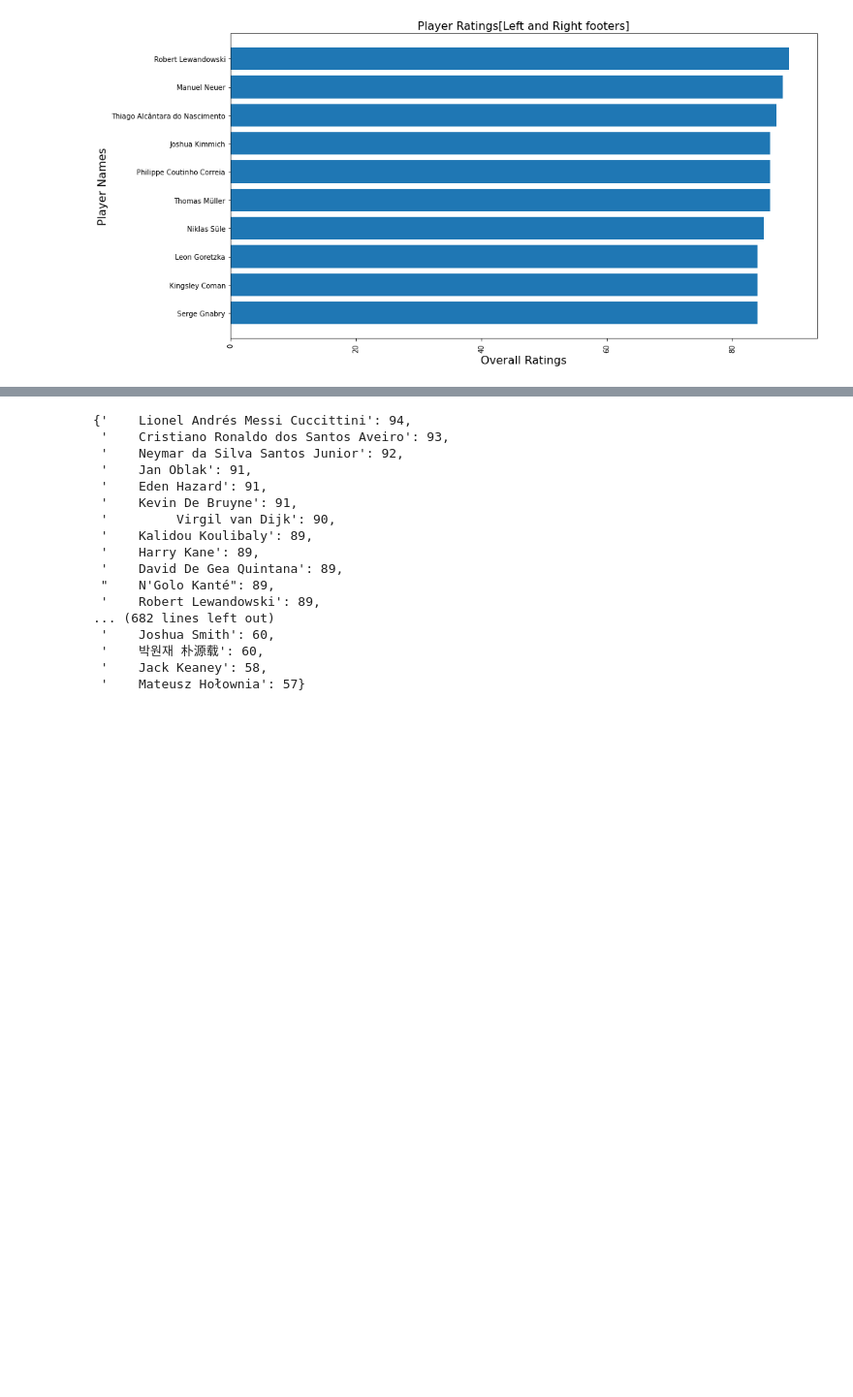
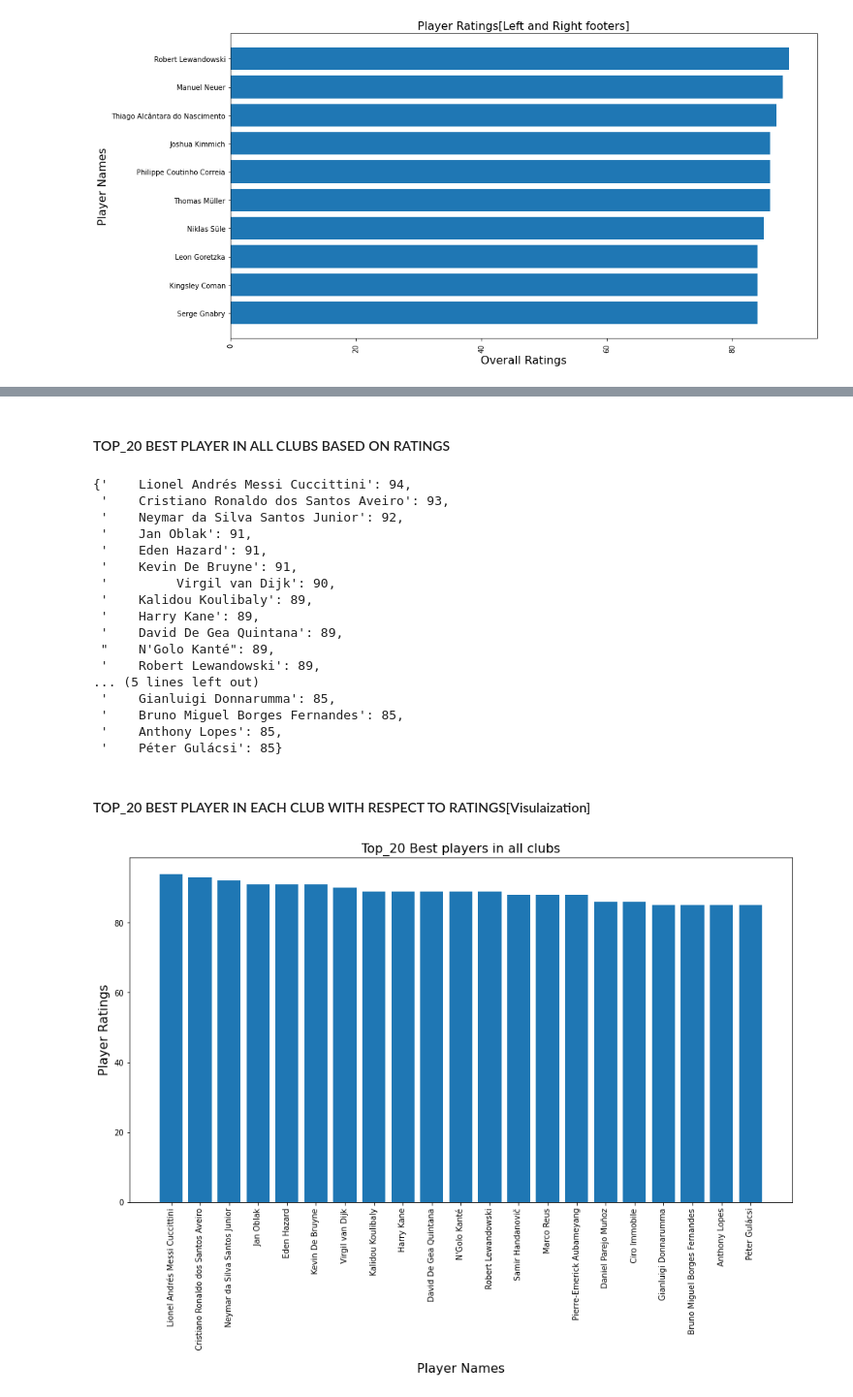
Before and after one commit to Taoheed-O/DATA-ANALYSIS, a Jupyter notebook: Data-Analysis/FIFA_2020/FIFA_2020.ipynb, the cells around one changed output, grey strips where cells are left out. Shown: that part at 97% size. Saved outputs shown, nothing was run; the diff lists cells and outputs as text; code cells hidden in the pictures; blank space fills up the shorter version.

```diff
--- a/Data-Analysis/FIFA_2020/FIFA_2020.ipynb
+++ b/Data-Analysis/FIFA_2020/FIFA_2020.ipynb
@@ -200,12 +202,13 @@ def barhplot(x, y, xlabel,ylabel, title):
     plt.title(title, fontsize = 16)
     plt.show();
 
-def barplot(x, y, xlabel,ylabel, title):
-    plt.figure(figsize=  (14, 7))
+def barplot(x, y, xlabel,ylabel,title,ticks):
+    plt.figure(figsize=  (15, 8))
     plt.bar(x, y, align = 'center')
     plt.xlabel(xlabel, fontsize = 16)
     plt.ylabel(ylabel, fontsize = 16)
     plt.title(title, fontsize = 16)
+    plt.xticks(rotation=90)
     plt.show();
 
 def lineplot(value, xlabel, ylabel, title):
@@ -289,11 +273,13 @@ liverpool[liverpool['preferred_foot'] == "Left"]
 # image_list = list(df['image_url'])
 # for image in image_list:
 #     extract(image)
+# %% [markdown]
+#### TOP_20 BEST PLAYER IN ALL CLUBS BASED ON RATINGS
 # %%
 # Best player in all clubs
 
 # Initializing the dictionary
-best_players_dic = {}
+club_best_players_dic = {}
 club_dic_keys = list(club_dic.keys())
 club_dic_values = list(club_dic.values())
 club_dic_item = list(club_dic.items())
@@ -302,16 +288,16 @@ club_dic_item = list(club_dic.items())
 for key in club_dic_keys:
     best_player_rating = club_dic[key]['overall'].max()
     best_player = club_dic[key][club_dic[key]['overall'] == best_player_rating]['long_name']
-    best_players_dic[key] = [best_player,best_player_rating]
+    club_best_players_dic[key] = [best_player,best_player_rating]
 
 # Player - rating dictionary
 player_rating_dic = {}
 player_name_list = []
 player_rating_list = []
-for key in best_players_dic:
-    player_name = best_players_dic[key][0]
+for key in club_best_players_dic:
+    player_name = club_best_players_dic[key][0]
     player_name_list.append(str(player_name))
-    player_rating = best_players_dic[key][1]
+    player_rating = club_best_players_dic[key][1]
     player_rating_list.append(player_rating)
 
 
@@ -323,7 +309,13 @@ for player in player_name_list:
 
 # Using the zip function and changing the list into a dictionary
 player_ratings = dict(zip(new_player_name_list,player_rating_list))
-player_ratings
+
+
+# Sorting the dicionary by rating values
+dictionary_keys = list(player_ratings.keys())
+club_top_20_best_players = {dictionary_keys[i]: sorted(
+    player_ratings.values(),reverse = True)[i] for i in range(len(dictionary_keys)) if i <= 20}
+club_top_20_best_players
 # %% [output]
 {'    Lionel Andrés Messi Cuccittini': 94,
  '    Cristiano Ronaldo dos Santos Aveiro': 93,
@@ -337,8 +329,8 @@ player_ratings
  '    David De Gea Quintana': 89,
  "    N'Golo Kanté": 89,
  '    Robert Lewandowski': 89,
-... (682 lines left out)
- '    Joshua Smith': 60,
- '    박원재 朴源载': 60,
- '    Jack Keaney': 58,
- '    Mateusz Hołownia': 57}
+... (5 lines left out)
+ '    Gianluigi Donnarumma': 85,
+ '    Bruno Miguel Borges Fernandes': 85,
+ '    Anthony Lopes': 85,
+ '    Péter Gulácsi': 85}
@@ -346,0 +337,7 @@ player_ratings
+# %% [markdown]
+#### TOP_20 BEST PLAYER IN EACH CLUB WITH RESPECT TO RATINGS[Visulaization]
+# %%
+# Plotting the graph of the Top_20 players and their ratings from each club using barplot
+barplot(club_top_10_best_players.keys(),club_top_20_best_players.values(),'Player Names','Player Ratings','Top_20 Best players in all clubs',club_top_20_best_players.values())
+# %% [output]
+[figure, added]
```
Also changed, not shown: parts of 10 cells of this notebook.
